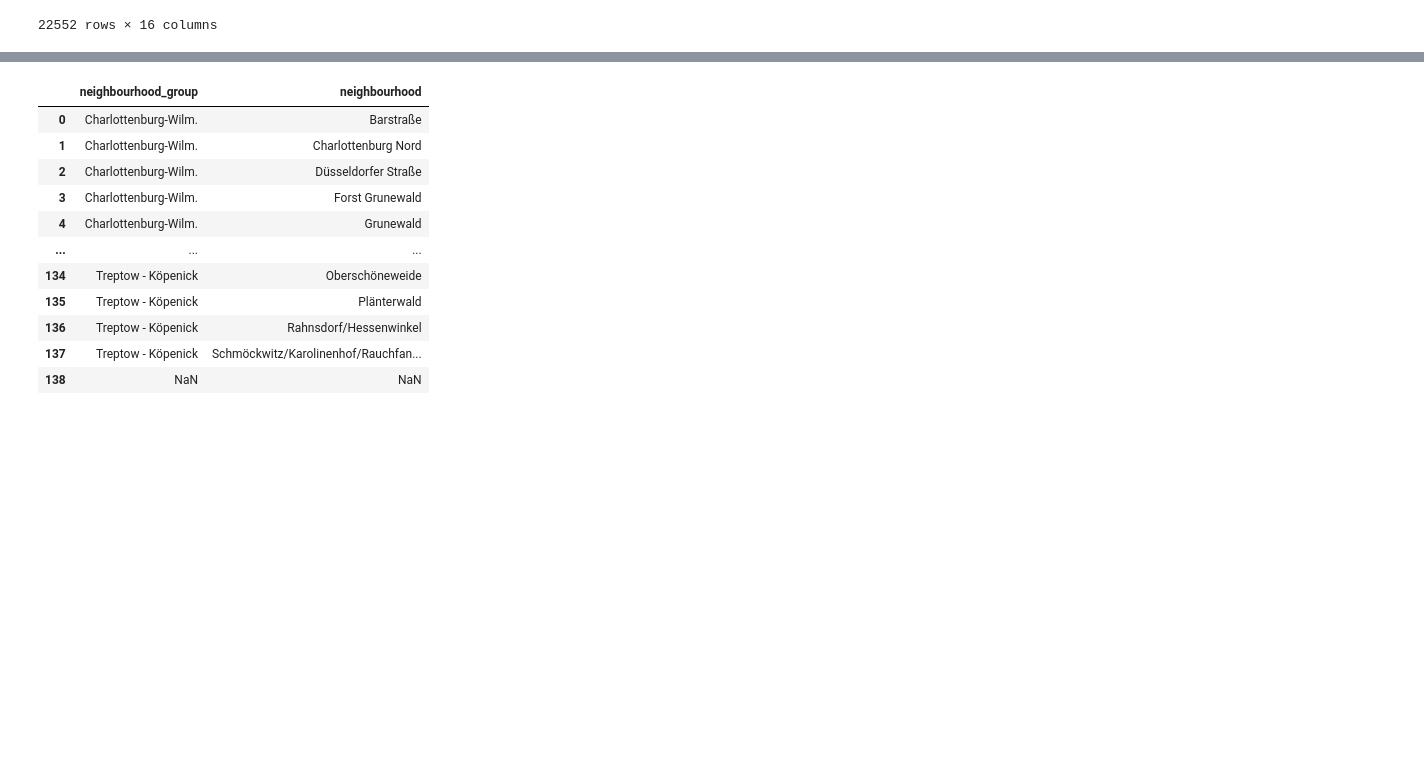
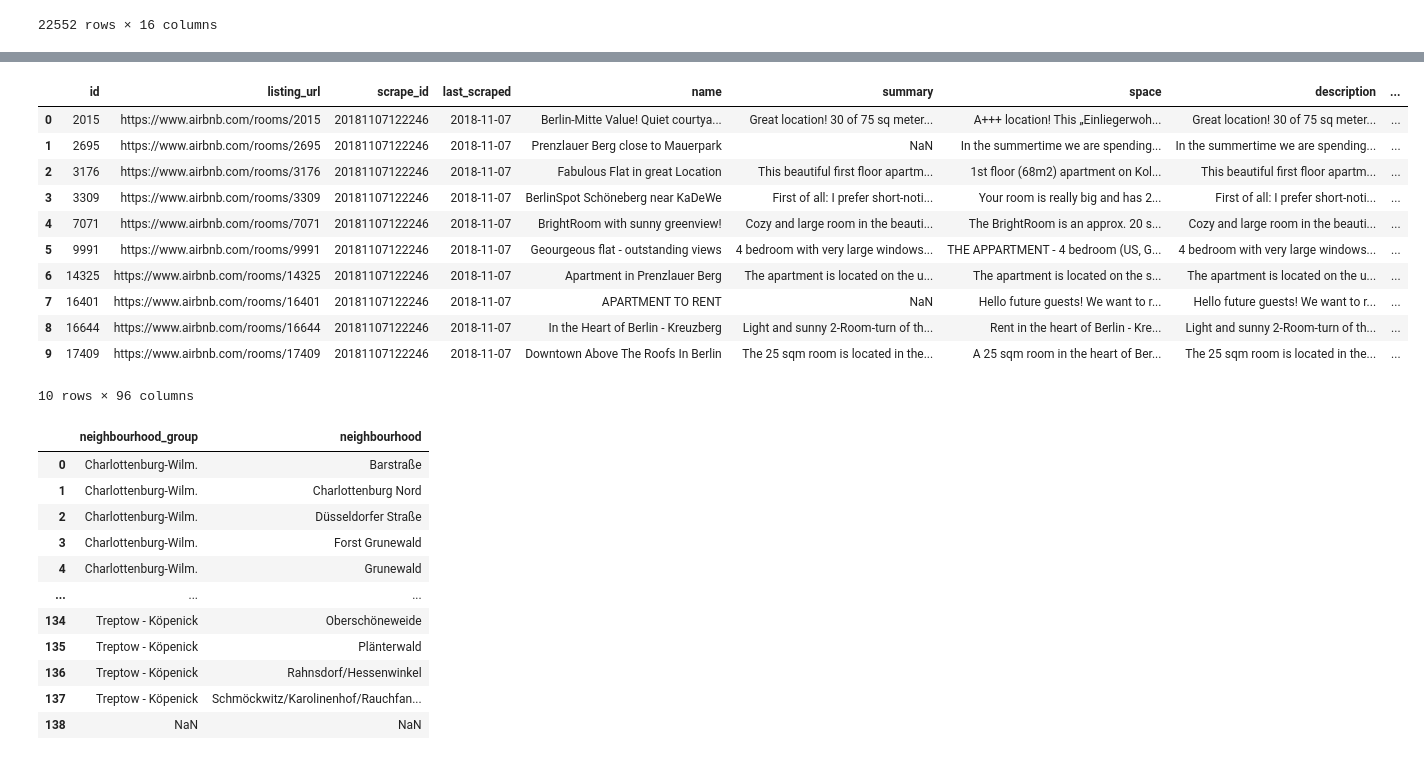
Before and after one commit to mikepuzzo/Airbnb_Data_Analysis, a Jupyter notebook: Airbnb_Data_Analysis.ipynb, the cells around one changed output, grey strips where cells are left out. Drawn from its saved outputs; the diff is of its cells as text; code cells hidden in the pictures; blank space fills up the shorter version.

```diff
--- a/Airbnb_Data_Analysis.ipynb
+++ b/Airbnb_Data_Analysis.ipynb
@@ -69,3 +73,18 @@ df_ls
+# %%
+df_ls.head(10)
+# %% [output]
+|  | id | listing_url | scrape_id | last_scraped | name | summary | space | description | ... |
+| 0 | 2015 | https://www.airbnb.com/rooms/2015 | 20181107122246 | 2018-11-07 | Berlin-Mitte Value! Quiet courtya... | Great location! 30 of 75 sq meter... | A+++ location! This „Einliegerwoh... | Great location! 30 of 75 sq meter... | ... |
+| 1 | 2695 | https://www.airbnb.com/rooms/2695 | 20181107122246 | 2018-11-07 | Prenzlauer Berg close to Mauerpark | NaN | In the summertime we are spending... | In the summertime we are spending... | ... |
+| 2 | 3176 | https://www.airbnb.com/rooms/3176 | 20181107122246 | 2018-11-07 | Fabulous Flat in great Location | This beautiful first floor apartm... | 1st floor (68m2) apartment on Kol... | This beautiful first floor apartm... | ... |
+| 3 | 3309 | https://www.airbnb.com/rooms/3309 | 20181107122246 | 2018-11-07 | BerlinSpot Schöneberg near KaDeWe | First of all: I prefer short-noti... | Your room is really big and has 2... | First of all: I prefer short-noti... | ... |
+| 4 | 7071 | https://www.airbnb.com/rooms/7071 | 20181107122246 | 2018-11-07 | BrightRoom with sunny greenview! | Cozy and large room in the beauti... | The BrightRoom is an approx. 20 s... | Cozy and large room in the beauti... | ... |
+| 5 | 9991 | https://www.airbnb.com/rooms/9991 | 20181107122246 | 2018-11-07 | Geourgeous flat - outstanding views | 4 bedroom with very large windows... | THE APPARTMENT - 4 bedroom (US, G... | 4 bedroom with very large windows... | ... |
+| 6 | 14325 | https://www.airbnb.com/rooms/14325 | 20181107122246 | 2018-11-07 | Apartment in Prenzlauer Berg | The apartment is located on the u... | The apartment is located on the s... | The apartment is located on the u... | ... |
+| 7 | 16401 | https://www.airbnb.com/rooms/16401 | 20181107122246 | 2018-11-07 | APARTMENT TO RENT | NaN | Hello future guests! We want to r... | Hello future guests! We want to r... | ... |
+| 8 | 16644 | https://www.airbnb.com/rooms/16644 | 20181107122246 | 2018-11-07 | In the Heart of Berlin - Kreuzberg | Light and sunny 2-Room-turn of th... | Rent in the heart of Berlin - Kre... | Light and sunny 2-Room-turn of th... | ... |
+| 9 | 17409 | https://www.airbnb.com/rooms/17409 | 20181107122246 | 2018-11-07 | Downtown Above The Roofs In Berlin | The 25 sqm room is located in the... | A 25 sqm room in the heart of Ber... | The 25 sqm room is located in the... | ... |
+10 rows × 96 columns
 # %%
 df_n = pd.read_csv("neighbourhoods.csv")
 df_n
```
Also changed, not shown: parts of 1 cell of this notebook.
